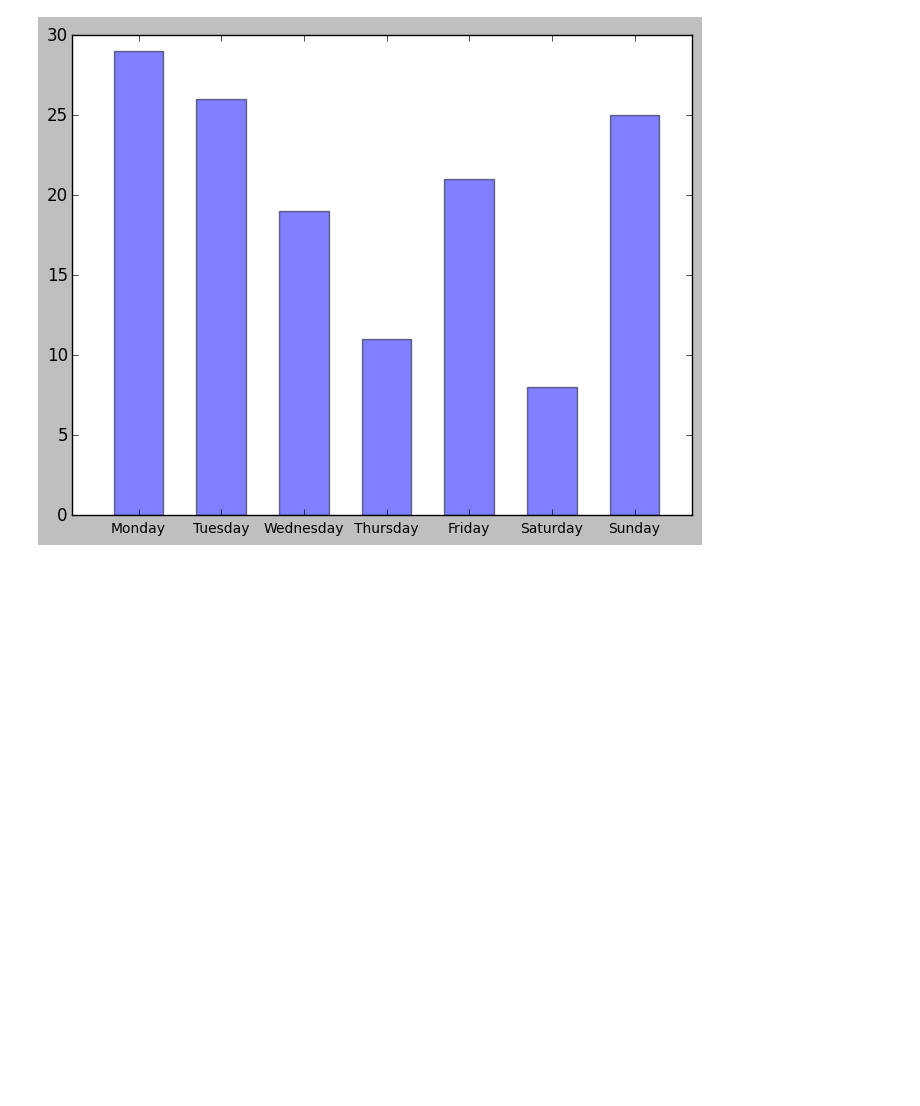
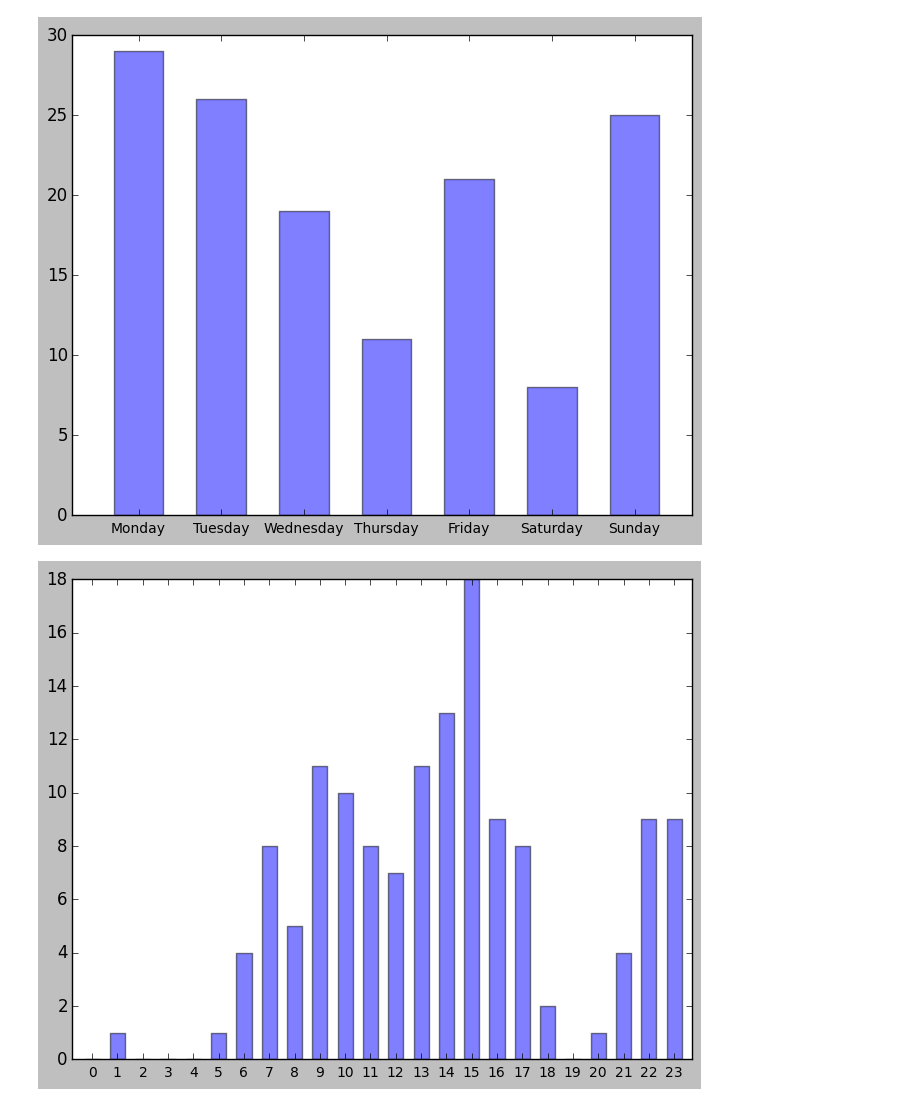
Before and after one commit to jtpio/data-playground, a Jupyter notebook: trello/personal-trello-stats.ipynb, the cells around one changed output. Drawn from its saved outputs; the diff is of its cells as text; code cells hidden in the pictures; blank space fills up the shorter version.

Commit message:
Hours of day punchcard

```diff
--- a/trello/personal-trello-stats.ipynb
+++ b/trello/personal-trello-stats.ipynb
@@ -271,3 +271,15 @@ plt.xticks(x + 0.3, WEEK_DAYS, fontsize=10)
 plt.show()
 # %% [output]
 [figure]
+# %%
+hours_of_day_punchcard = { x: 0 for x in range(24)}
+for moved_action in moved_to_done:
+    hours_of_day_punchcard[dateutil.parser.parse(moved_action['date']).hour] += 1
+
+x = np.arange(24)
+plt.xlim(- 0.5, 24)
+plt.bar(x, hours_of_day_punchcard.values(), alpha=0.5, width=0.6)
+plt.xticks(x + 0.3, x, fontsize=10)
+plt.show()
+# %% [output]
+[figure, added]
```
